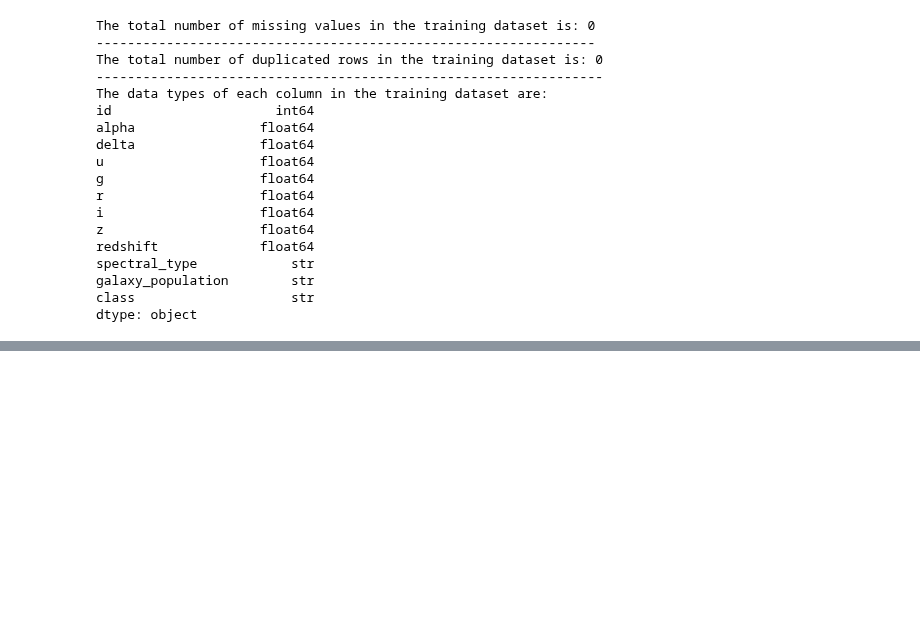
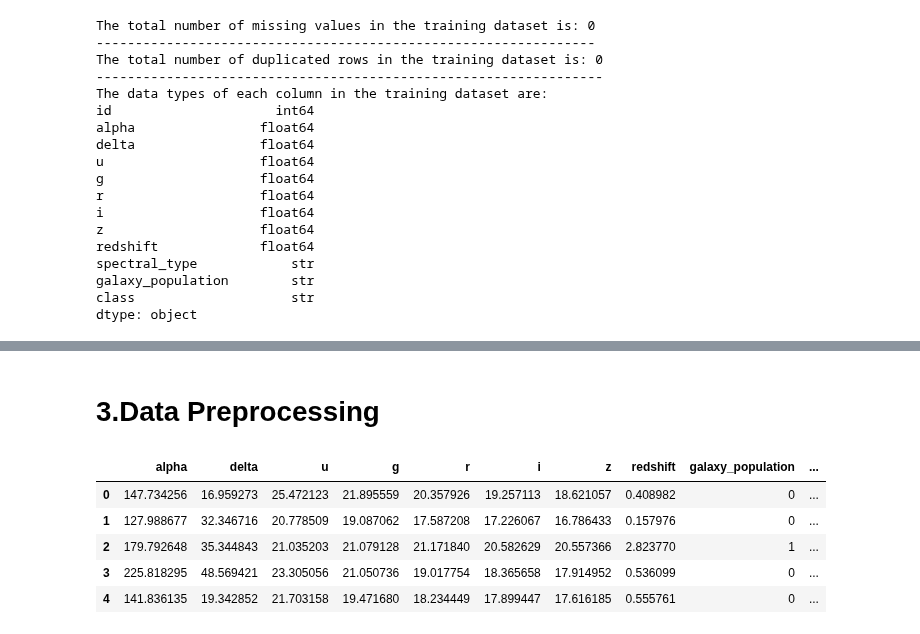
Before and after one commit to David-Langat/Kaggle, a Jupyter notebook: playground_series/predicting_stellar_class/predicting_stellar_class.ipynb, the cells around one changed output, grey strips where cells are left out. Saved outputs shown, nothing was run; the diff lists cells and outputs as text; code cells hidden in the pictures; blank space fills up the shorter version.

Commit message:
Preprocessing data for training. Categorical feature mapping.

```diff
--- a/playground_series/predicting_stellar_class/predicting_stellar_class.ipynb
+++ b/playground_series/predicting_stellar_class/predicting_stellar_class.ipynb
@@ -134,0 +135,38 @@ Name: count, dtype: int64
+# %% [markdown]
+# 3.Data Preprocessing
+# %%
+# Split the data into features and target variable drop the id and class columns from the training dataframe to create the feature matrix X, and assign the class column to the target variable y.
+X = train_df.drop(columns=['id', 'class'])
+y = train_df['class']
+
+#Re-map the target variable to numerical values using a dictionary mapping GALAXY to 0, QSO to 1 and STAR to 2.
+class_mapping = {'GALAXY': 0, 'QSO': 1, 'STAR': 2}
+y = y.map(class_mapping)
+
+# Split the data into categorical and numerical features
+categorical_features = X.select_dtypes(include=['str']).columns
+numerical_features = X.select_dtypes(include=['int64', 'float64']).columns
+
+# Take the unique values in galaxy_population column
+galaxy_population_unique = X['galaxy_population'].unique()
+# Binary encode galaxy_population
+galaxy_population_mapping = {value: idx for idx, value in enumerate(galaxy_population_unique)}
+# Apply the mapping to the galaxy_population column
+X['galaxy_population'] = X['galaxy_population'].map(galaxy_population_mapping)
+
+#Applying one-hot encoding to spectral_type column
+X = pd.get_dummies(X, columns=['spectral_type'], drop_first=True, dtype=int)
+
+
+
+
+
+
+# binary endoding values galaxy_population column
+# %% [output]
+|  | alpha | delta | u | g | r | i | z | redshift | galaxy_population | ... |
+| 0 | 147.734256 | 16.959273 | 25.472123 | 21.895559 | 20.357926 | 19.257113 | 18.621057 | 0.408982 | 0 | ... |
+| 1 | 127.988677 | 32.346716 | 20.778509 | 19.087062 | 17.587208 | 17.226067 | 16.786433 | 0.157976 | 0 | ... |
+| 2 | 179.792648 | 35.344843 | 21.035203 | 21.079128 | 21.171840 | 20.582629 | 20.557366 | 2.823770 | 1 | ... |
+| 3 | 225.818295 | 48.569421 | 23.305056 | 21.050736 | 19.017754 | 18.365658 | 17.914952 | 0.536099 | 0 | ... |
+| 4 | 141.836135 | 19.342852 | 21.703158 | 19.471680 | 18.234449 | 17.899447 | 17.616185 | 0.555761 | 0 | ... |
```
Also changed, not shown: parts of 1 cell of this notebook.
